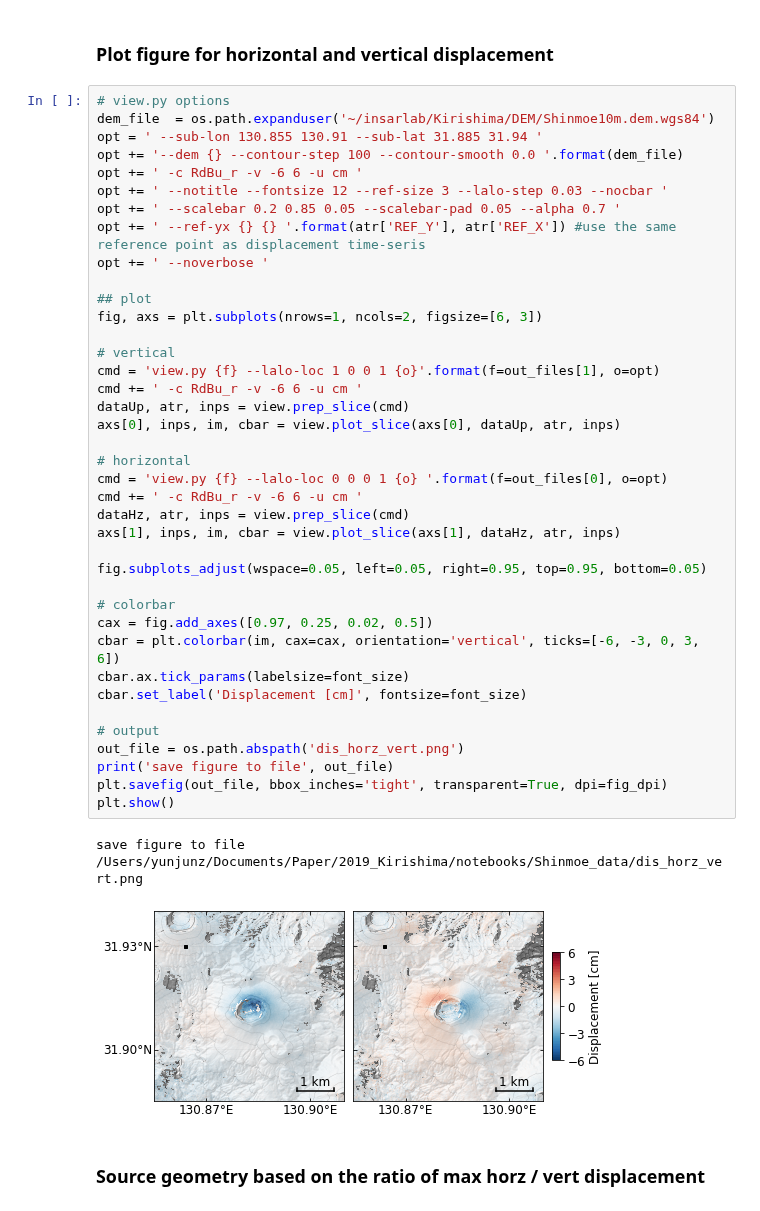
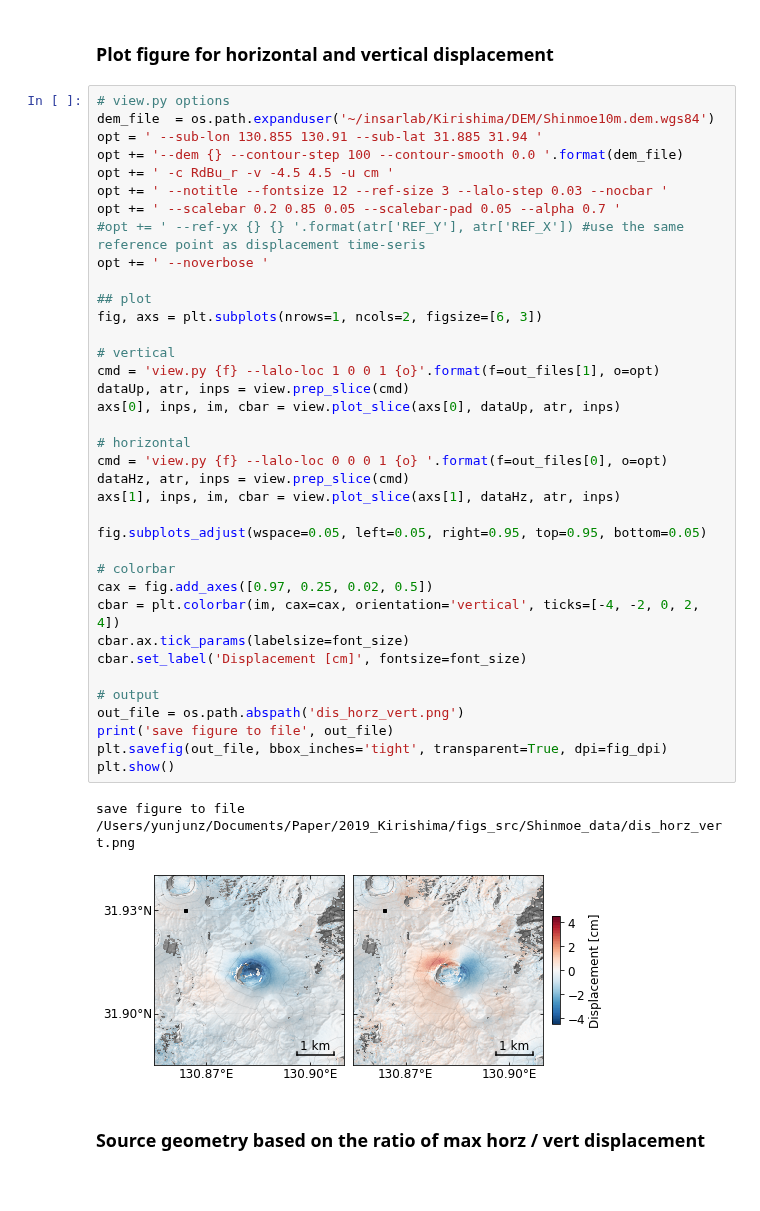
Before and after one commit to geodesymiami/2021-Kirishima, a Jupyter notebook: Fig_3_vert_horz.ipynb, the cells around one changed output. Drawn from its saved outputs; the diff is of its cells as text.

```diff
--- a/Fig_3_vert_horz.ipynb
+++ b/Fig_3_vert_horz.ipynb
@@ -46,43 +46,41 @@ asc_desc2horz_vert.py /Users/yunjunz/insarlab/Kirishima/ShinmoeAlosDT73/mintpy/2
 dem_file  = os.path.expanduser('~/insarlab/Kirishima/DEM/Shinmoe10m.dem.wgs84')
 opt = ' --sub-lon 130.855 130.91 --sub-lat 31.885 31.94 '
 opt += '--dem {} --contour-step 100 --contour-smooth 0.0 '.format(dem_file)
-opt += ' -c RdBu_r -v -6 6 -u cm '
+opt += ' -c RdBu_r -v -4.5 4.5 -u cm '
 opt += ' --notitle --fontsize 12 --ref-size 3 --lalo-step 0.03 --nocbar '
 opt += ' --scalebar 0.2 0.85 0.05 --scalebar-pad 0.05 --alpha 0.7 '
-opt += ' --ref-yx {} {} '.format(atr['REF_Y'], atr['REF_X']) #use the same reference point as displacement time-seris
+#opt += ' --ref-yx {} {} '.format(atr['REF_Y'], atr['REF_X']) #use the same reference point as displacement time-seris
 opt += ' --noverbose '
 
 ## plot
 fig, axs = plt.subplots(nrows=1, ncols=2, figsize=[6, 3])
 
 # vertical
 cmd = 'view.py {f} --lalo-loc 1 0 0 1 {o}'.format(f=out_files[1], o=opt)
-cmd += ' -c RdBu_r -v -6 6 -u cm '
 dataUp, atr, inps = view.prep_slice(cmd)
 axs[0], inps, im, cbar = view.plot_slice(axs[0], dataUp, atr, inps)
 
 # horizontal
 cmd = 'view.py {f} --lalo-loc 0 0 0 1 {o} '.format(f=out_files[0], o=opt)
-cmd += ' -c RdBu_r -v -6 6 -u cm '
 dataHz, atr, inps = view.prep_slice(cmd)
 axs[1], inps, im, cbar = view.plot_slice(axs[1], dataHz, atr, inps)
 
 fig.subplots_adjust(wspace=0.05, left=0.05, right=0.95, top=0.95, bottom=0.05)
 
 # colorbar
 cax = fig.add_axes([0.97, 0.25, 0.02, 0.5])
-cbar = plt.colorbar(im, cax=cax, orientation='vertical', ticks=[-6, -3, 0, 3, 6])
+cbar = plt.colorbar(im, cax=cax, orientation='vertical', ticks=[-4, -2, 0, 2, 4])
 cbar.ax.tick_params(labelsize=font_size)
 cbar.set_label('Displacement [cm]', fontsize=font_size)
 
 # output
 out_file = os.path.abspath('dis_horz_vert.png')
 print('save figure to file', out_file)
 plt.savefig(out_file, bbox_inches='tight', transparent=True, dpi=fig_dpi)
 plt.show()
 # %% [output]
-save figure to file /Users/yunjunz/Documents/Paper/2019_Kirishima/notebooks/Shinmoe_data/dis_horz_vert.png
+save figure to file /Users/yunjunz/Documents/Paper/2019_Kirishima/figs_src/Shinmoe_data/dis_horz_vert.png
-[figure, old version]
+[figure, new version]
 # %% [markdown]
 ### Source geometry based on the ratio of max horz / vert displacement
 # %%
```
Also changed, not shown: parts of 1 cell of this notebook, 3 other files.
